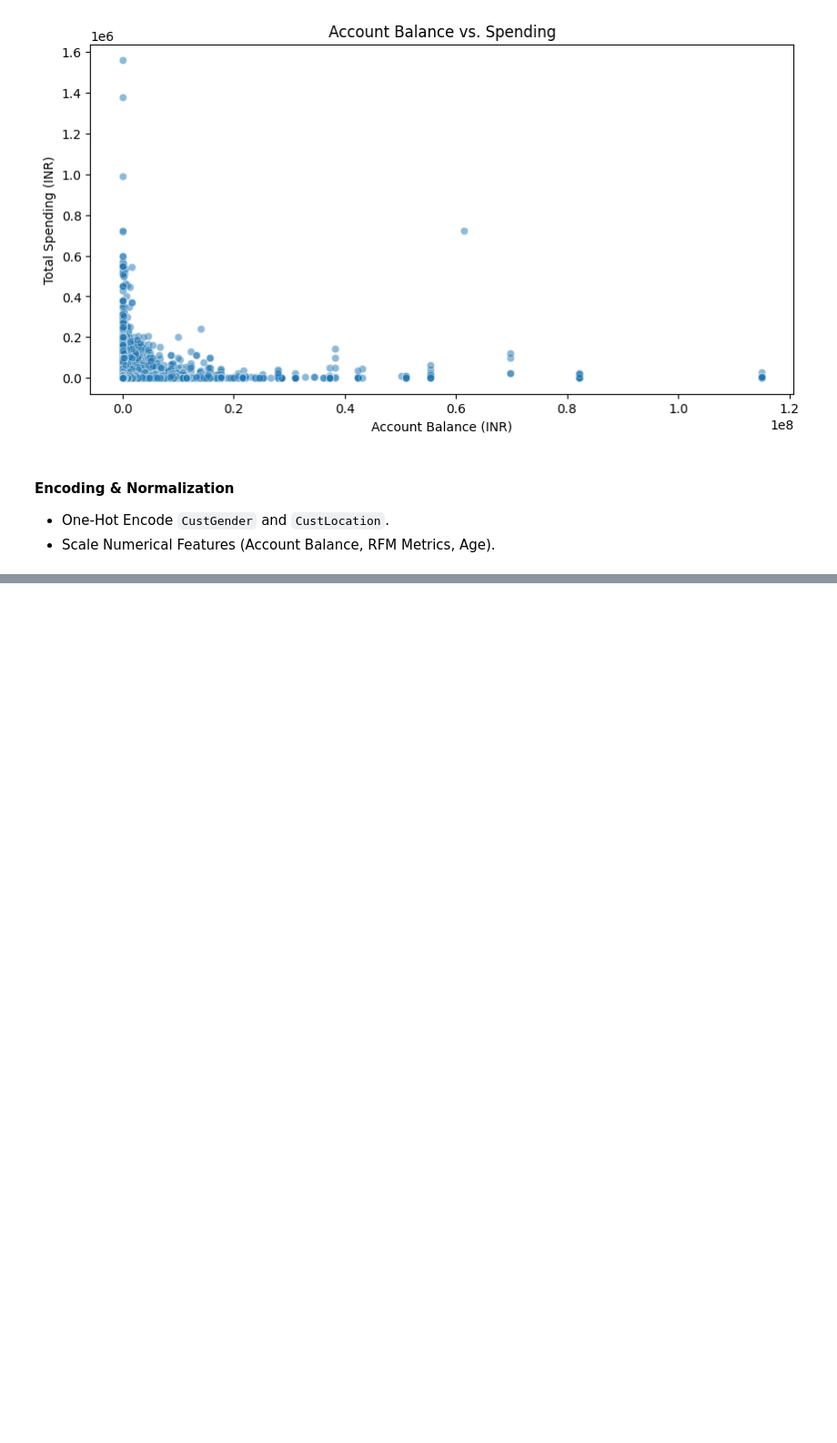
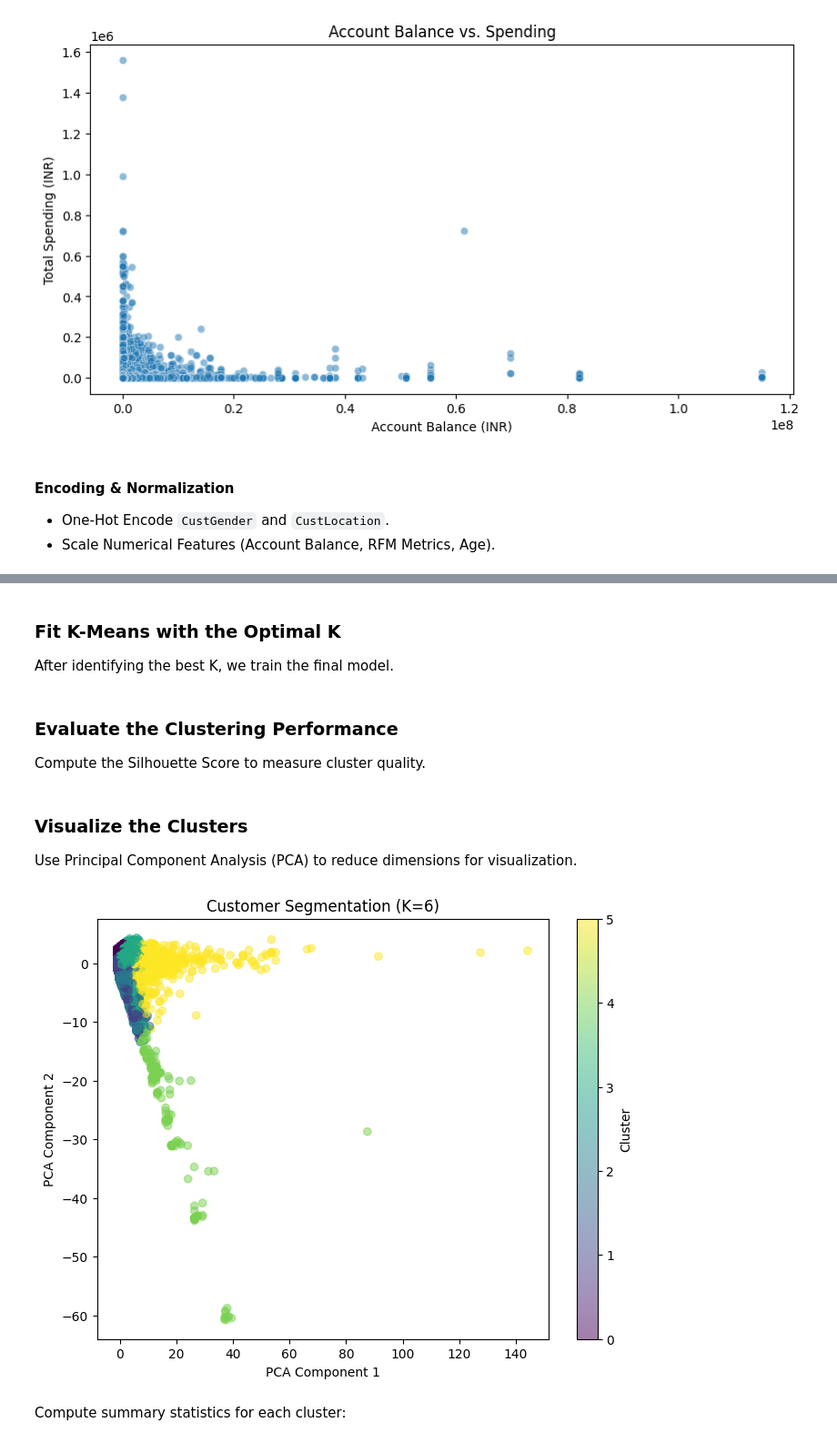
Before and after one commit to ghsaberr/customer-segmentation-personalization, a Jupyter notebook: customer-segmentation-personalization.ipynb, the cells around one changed output, grey strips where cells are left out. Shown at 91% size. Drawn from its saved outputs; the diff is of its cells as text; code cells hidden in the pictures; blank space fills up the shorter version.

Commit message:
Visualization

```diff
--- a/customer-segmentation-personalization.ipynb
+++ b/customer-segmentation-personalization.ipynb
@@ -324,0 +334,11 @@ Returning the number of logical cores instead. You can silence this warning by s
+# %% [markdown]
+### Fit K-Means with the Optimal K
+After identifying the best K, we train the final model.
+# %%
+# Train the K-Means model with K=6
+kmeans = KMeans(n_clusters=6, random_state=42, n_init=10)
+cluster_labels = kmeans.fit_predict(X)
+df['Cluster'] = cluster_labels  # Assign clusters to the original dataframe
+# %% [markdown]
+### Evaluate the Clustering Performance
+Compute the Silhouette Score to measure cluster quality.
@@ -324,0 +348,18 @@ Returning the number of logical cores instead. You can silence this warning by s
+# %% [markdown]
+### Visualize the Clusters
+Use Principal Component Analysis (PCA) to reduce dimensions for visualization.
+# %%
+pca = PCA(n_components=2)
+X_pca = pca.fit_transform(X)
+
+plt.figure(figsize=(8, 6))
+plt.scatter(X_pca[:, 0], X_pca[:, 1], c=cluster_labels, cmap='viridis', alpha=0.5)
+plt.colorbar(label='Cluster')
+plt.xlabel('PCA Component 1')
+plt.ylabel('PCA Component 2')
+plt.title('Customer Segmentation (K=6)')
+plt.show()
+# %% [output]
+[figure, added]
+# %% [markdown]
+Compute summary statistics for each cluster:
```
Also changed, not shown: parts of 7 cells of this notebook.
